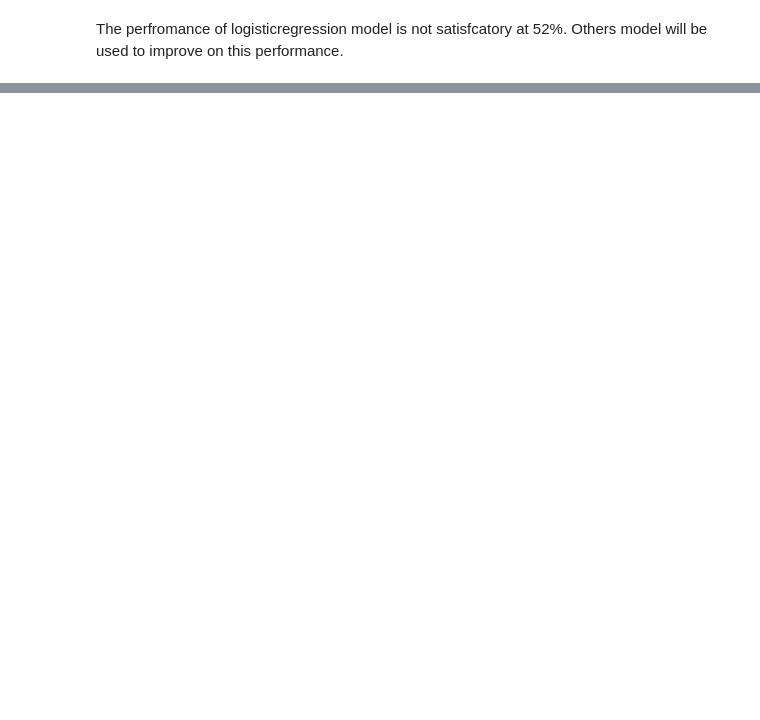
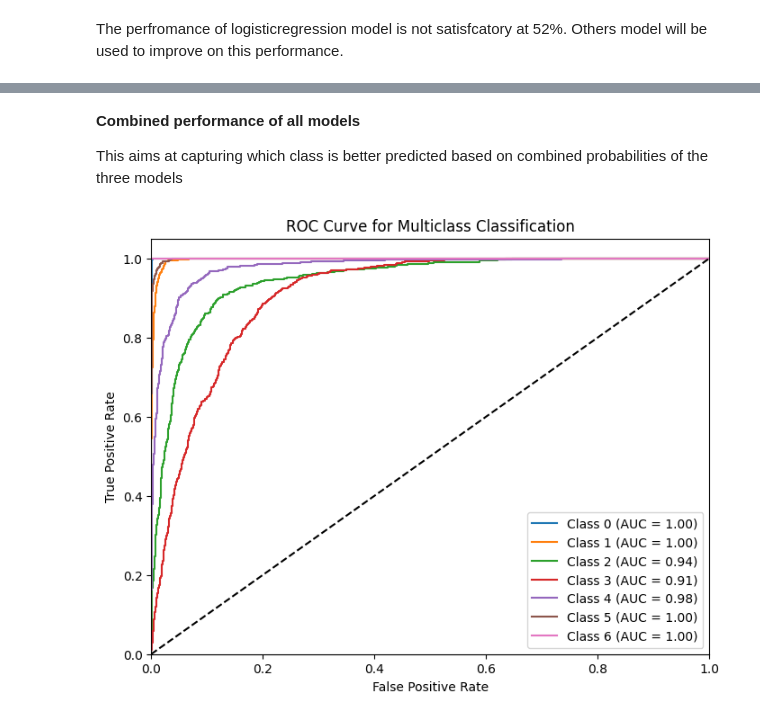
Before and after one commit to Roseyshi/Wine-Quality-Classification, a Jupyter notebook: Wine_Prediction.ipynb, the cells around one changed output, grey strips where cells are left out. Cells and saved outputs as stored; diff of their text form; code cells hidden in the pictures; blank space fills up the shorter version.

```diff
--- a/Wine_Prediction.ipynb
+++ b/Wine_Prediction.ipynb
@@ -337,2 +312,0 @@ from mlxtend.feature_selection import SequentialFeatureSelector as SFS
-# %%
-X_train, X_test, y_train, y_test = train_test_split(X, y, test_size = 0.3, random_state = 42)
@@ -361,3 +312,0 @@ X_train_smote, y_train_smote = smote.fit_resample(X_train_scaled, y_train)
-# %%
-X_train_smote = pd.DataFrame(X_train_smote, columns = X.columns)
-X_test = pd.DataFrame(X_test, columns = X.columns)
@@ -540,0 +403,43 @@ From the different feature selection tehcniques that have been used, **'Residual
+# %% [markdown]
+**Combined performance of all models**
+
+This aims at capturing which class is better predicted based on combined probabilities of the three models
+# %%
+#Binarize the output (convert it into one-vs-all format)
+#y_binarized = label_binarize(y_train, classes=[0, 1, 2])
+
+# Binarize the y_test
+y_test_binarized = label_binarize(y_test, classes=np.unique(y_test))
+
+# Combine the probabilities for plotting the ROC curve
+y_pred_prob_combined = (y_pred_lr_prob + y_pred_rf_prob + y_pred_knn_prob) / 3
+
+# Compute ROC curve and AUC for each class
+fpr = {}
+tpr = {}
+thresh = {}
+roc_auc = dict()
+
+# Number of classes
+n_classes = y_test_binarized.shape[1]
+
+# Compute ROC curve and ROC area for each class
+for i in range(n_classes):
+    fpr[i], tpr[i], _ = roc_curve(y_test_binarized[:, i], y_pred_prob_combined[:, i])
+    roc_auc[i] = auc(fpr[i], tpr[i])
+
+# Step 4: Plot the ROC curves
+plt.figure(figsize=(8, 6))
+for i in range(n_classes):
+    plt.plot(fpr[i], tpr[i], label=f'Class {i} (AUC = {roc_auc[i]:.2f})')
+
+plt.plot([0, 1], [0, 1], 'k--')  # Diagonal line
+plt.xlim([0.0, 1.0])
+plt.ylim([0.0, 1.05])
+plt.xlabel('False Positive Rate')
+plt.ylabel('True Positive Rate')
+plt.title('ROC Curve for Multiclass Classification')
+plt.legend(loc='lower right')
+plt.show()
+# %% [output]
+[figure, added]
```
Also changed, not shown: parts of 33 cells of this notebook.
